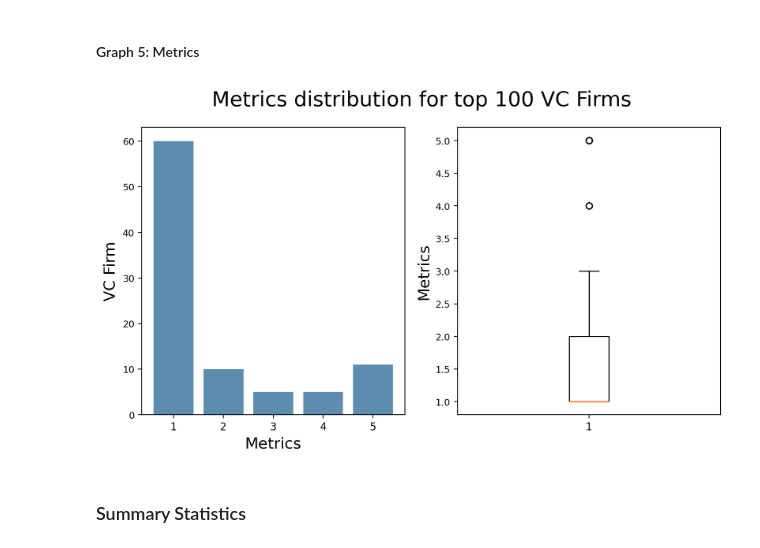
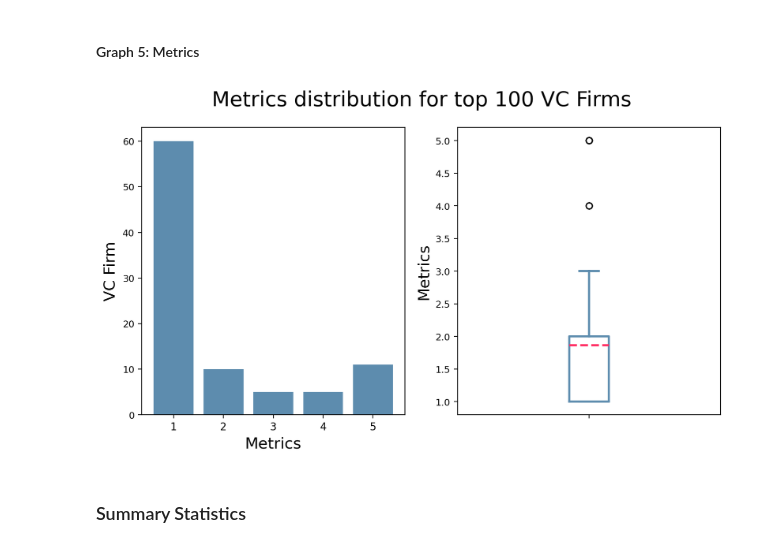
Before and after one commit to Yer1k/Diverse_Led_Funds, a Jupyter notebook: 10_code/Graphs.ipynb, the cells around one changed output. Drawn from its saved outputs; the diff is of its cells as text; code cells hidden in the pictures.

```diff
--- a/10_code/Graphs.ipynb
+++ b/10_code/Graphs.ipynb
@@ -344,23 +344,35 @@ metric_count = df["Metrics"].value_counts()
 # %%
 # create a bar chart and box plot of metrics
 fig, ax = plt.subplots(1, 2, figsize=(10, 5))
 fig.suptitle("Metrics distribution for top 100 VC Firms", fontsize=20)
 
 ax[0].bar(
     metric_count.index,
     metric_count,
     color="#5D8CAE",
 )
 ax[0].set_ylabel("VC Firm", fontsize=15)
 ax[0].set_xlabel("Metrics", fontsize=15)
 ax[0].tick_params(axis="y", labelsize=9)
 
-ax[1].boxplot(df["Metrics"])
+ax[1].boxplot(
+    df["Metrics"],
+    vert=True,
+    showmeans=True,
+    meanline=True,
+    meanprops={"color": "#ff2e63", "linewidth": 2},
+    medianprops={"color": "#5D8CAE", "linewidth": 2},
+    whiskerprops={"color": "#5D8CAE", "linewidth": 2},
+    capprops={"color": "#5D8CAE", "linewidth": 2},
+    flierprops={"color": "#5D8CAE", "linewidth": 2},
+    boxprops={"color": "#5D8CAE", "linewidth": 2},
+)
+ax[1].set_xticklabels("", fontsize=15)
 ax[1].set_ylabel("Metrics", fontsize=15)
 ax[1].tick_params(axis="y", labelsize=9)
 plt.show()
 # %% [output]
-[figure, old version]
+[figure, new version]
 # %%
 # save the figure
 fig.savefig(
```
Also changed, not shown: parts of 1 cell of this notebook, 2 other files.
